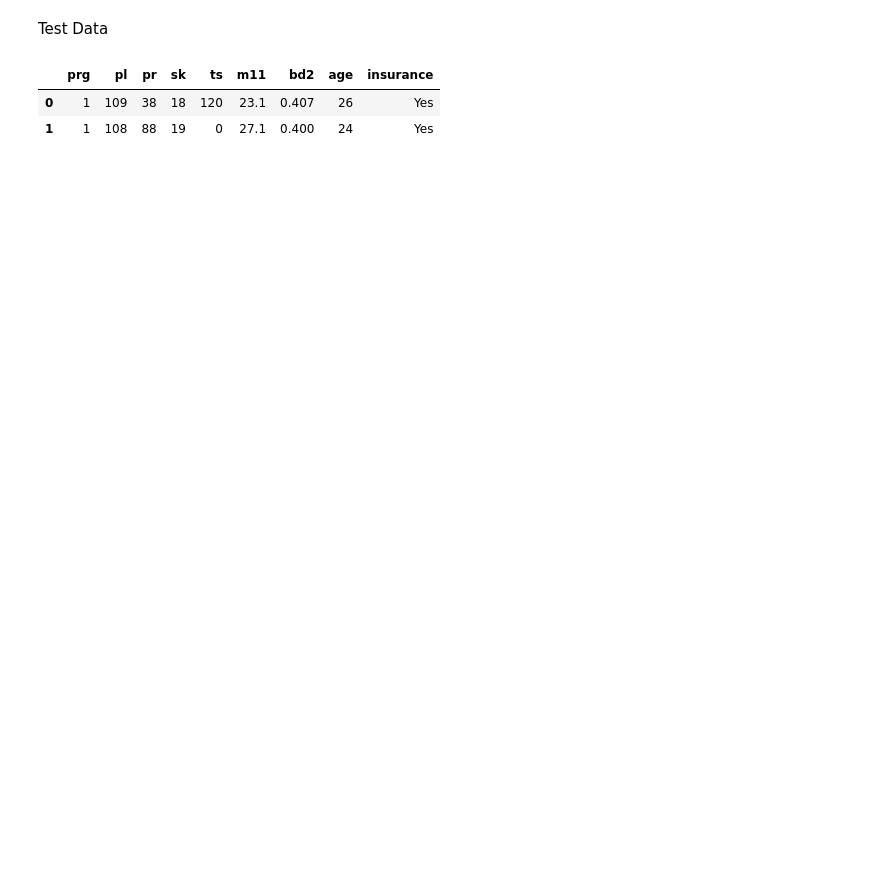
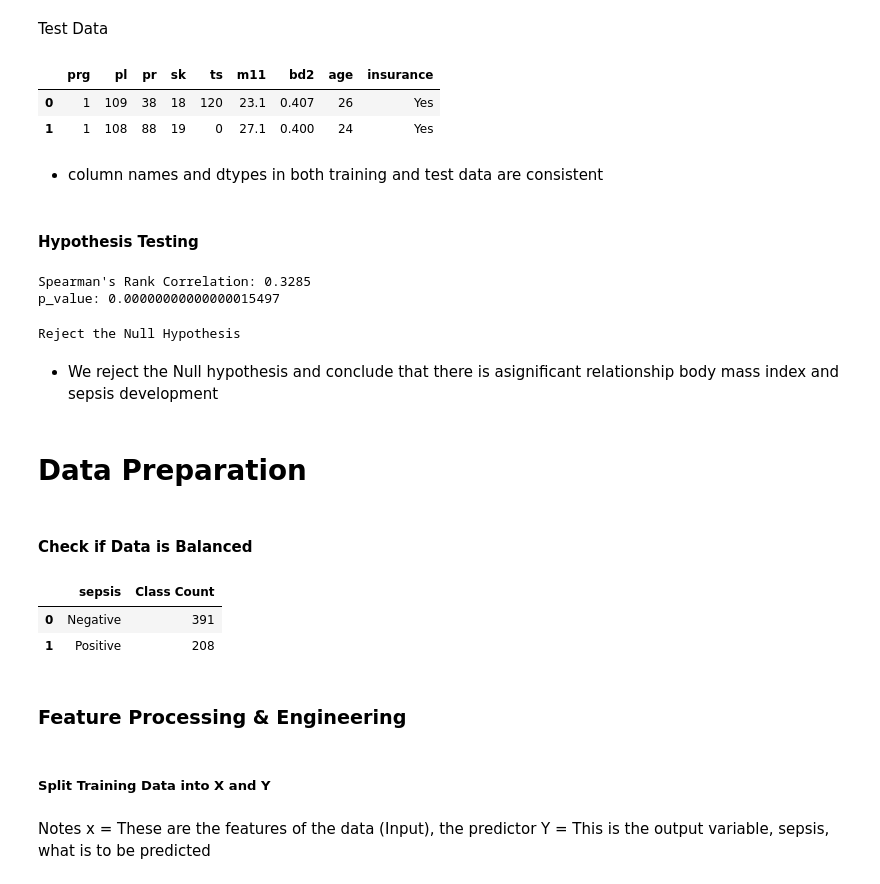
Before and after one commit to ZawadiLMG/ML-API-Using-FastAPI, a Jupyter notebook: Notebooks/sepsis.ipynb, the cells around one changed output. Cells and saved outputs as stored; diff of their text form; code cells hidden in the pictures; blank space fills up the shorter version.

```diff
--- a/Notebooks/sepsis.ipynb
+++ b/Notebooks/sepsis.ipynb
@@ -630,3 +658,45 @@ test_data.head(2)
 |  | prg | pl | pr | sk | ts | m11 | bd2 | age | insurance |
 | 0 | 1 | 109 | 38 | 18 | 120 | 23.1 | 0.407 | 26 | Yes |
 | 1 | 1 | 108 | 88 | 19 | 0 | 27.1 | 0.400 | 24 | Yes |
+# %% [markdown]
+- column names and dtypes in both training and test data are consistent
+# %% [markdown]
+#### **Hypothesis Testing**
+# %%
+from scipy.stats import spearmanr
+
+# Use Spearman's Rank Correlation
+correlation, p_value= spearmanr(clean_train_data['sepsis'], clean_train_data['m11'])
+print(f"Spearman's Rank Correlation: {correlation:.4f}")
+print(f"p_value: {p_value:.20f}")
+# %% [output]
+Spearman's Rank Correlation: 0.3285
+p_value: 0.00000000000000015497
+# %%
+if p_value < 0.05:
+    print("Reject the Null Hypothesis")
+else:
+    print("Do not Reject the Null Hypothesis")
+# %% [output]
+Reject the Null Hypothesis
+# %% [markdown]
+- We reject the Null hypothesis and conclude that there is asignificant relationship body mass index and sepsis development
+# %% [markdown]
+# **Data Preparation**
+# %% [markdown]
+#### **Check if Data is Balanced**
+# %%
+class_count = clean_train_data['sepsis'].value_counts().rename('Class Count').reset_index()
+class_count
+# %% [output]
+|  | sepsis | Class Count |
+| 0 | Negative | 391 |
+| 1 | Positive | 208 |
+# %% [markdown]
+### **Feature Processing & Engineering**
+# %% [markdown]
+##### Split Training Data into X and Y
+# %% [markdown]
+Notes
+x = These are the features of the data (Input), the predictor
+Y = This is the output variable, sepsis, what is to be predicted
```
Also changed, not shown: parts of 14 cells of this notebook.
